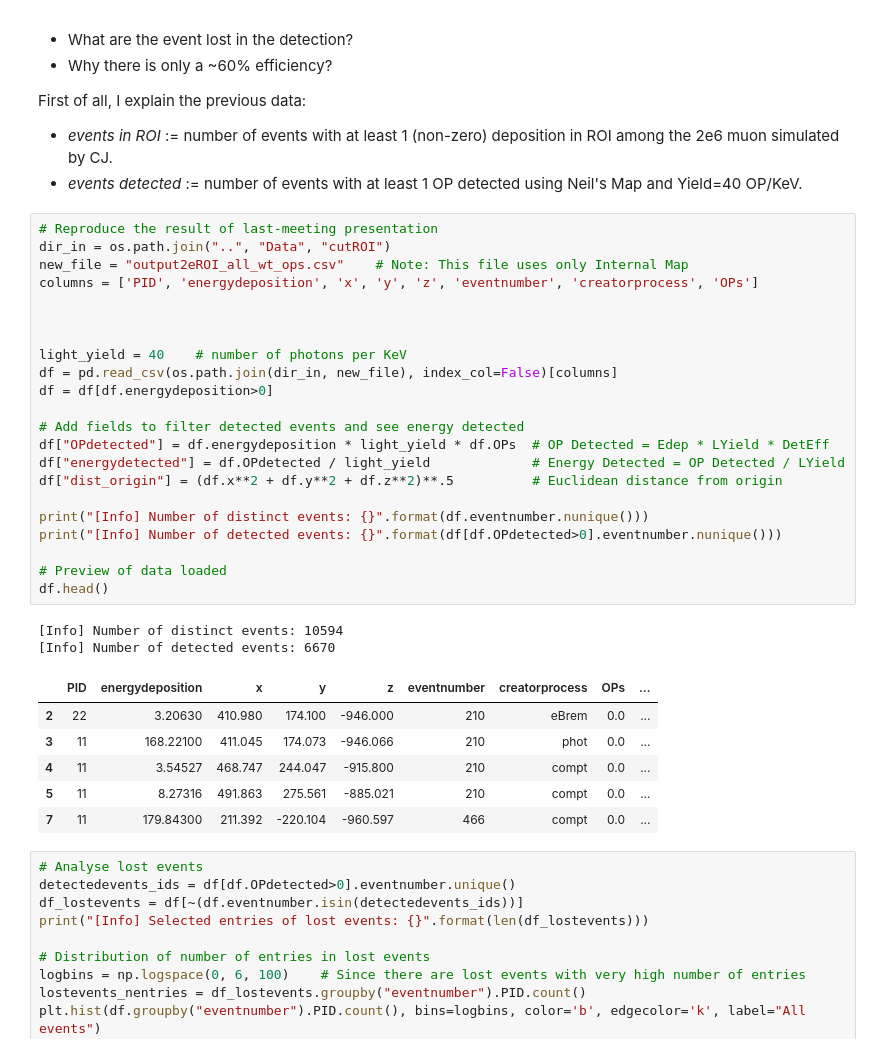
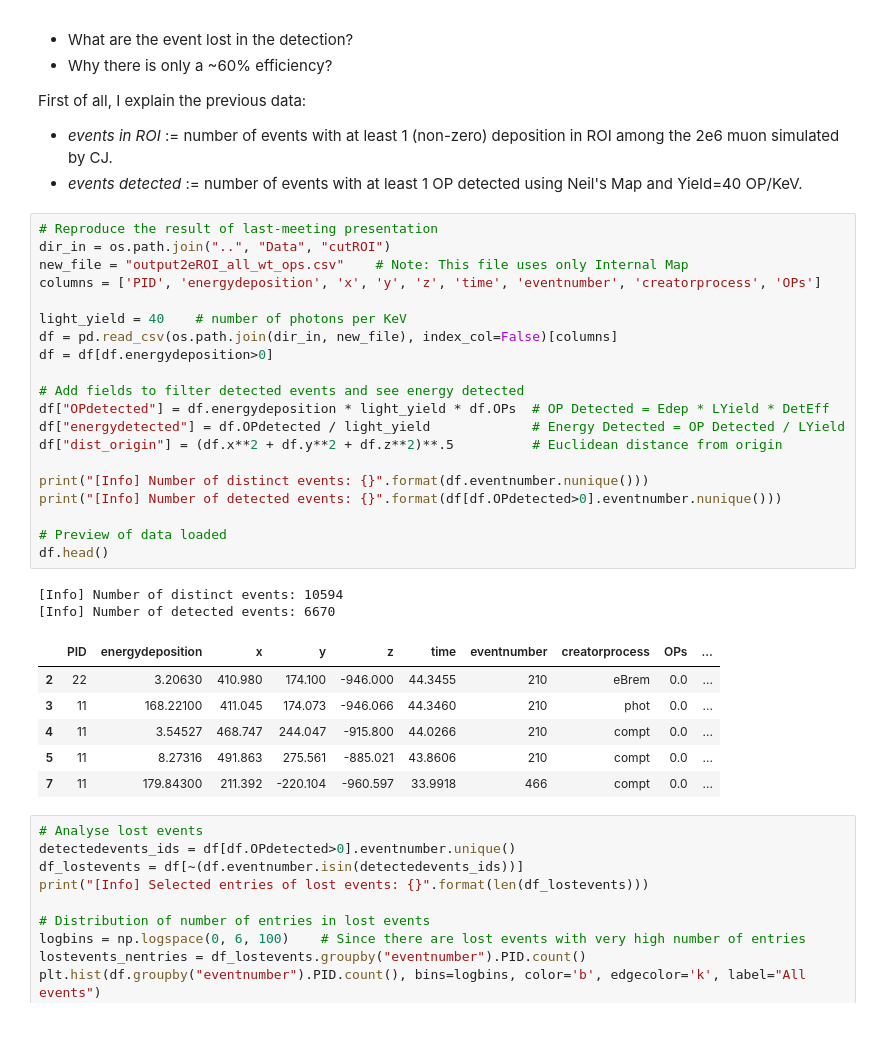
Before and after one commit to luigiberducci/ML4NP, a Jupyter notebook: Notebooks/easter_homework_edepvselost_roicut_symmetricmap_schwarztoymc.ipynb, the cells around one changed output. Drawn from its saved outputs; the diff is of its cells as text.

```diff
--- a/Notebooks/easter_homework_edepvselost_roicut_symmetricmap_schwarztoymc.ipynb
+++ b/Notebooks/easter_homework_edepvselost_roicut_symmetricmap_schwarztoymc.ipynb
@@ -27,34 +31,32 @@ First of all, I explain the previous data:
 # %%
 # Reproduce the result of last-meeting presentation
 dir_in = os.path.join("..", "Data", "cutROI")
 new_file = "output2eROI_all_wt_ops.csv"    # Note: This file uses only Internal Map
-columns = ['PID', 'energydeposition', 'x', 'y', 'z', 'eventnumber', 'creatorprocess', 'OPs']
-
-
+columns = ['PID', 'energydeposition', 'x', 'y', 'z', 'time', 'eventnumber', 'creatorprocess', 'OPs']
 
 light_yield = 40    # number of photons per KeV
 df = pd.read_csv(os.path.join(dir_in, new_file), index_col=False)[columns]
 df = df[df.energydeposition>0]
 
 # Add fields to filter detected events and see energy detected
 df["OPdetected"] = df.energydeposition * light_yield * df.OPs  # OP Detected = Edep * LYield * DetEff
 df["energydetected"] = df.OPdetected / light_yield             # Energy Detected = OP Detected / LYield
 df["dist_origin"] = (df.x**2 + df.y**2 + df.z**2)**.5          # Euclidean distance from origin
 
 print("[Info] Number of distinct events: {}".format(df.eventnumber.nunique()))
 print("[Info] Number of detected events: {}".format(df[df.OPdetected>0].eventnumber.nunique()))
 
 # Preview of data loaded
 df.head()
 # %% [output]
 [Info] Number of distinct events: 10594
 [Info] Number of detected events: 6670
-|  | PID | energydeposition | x | y | z | eventnumber | creatorprocess | OPs | ... |
-| 2 | 22 | 3.20630 | 410.980 | 174.100 | -946.000 | 210 | eBrem | 0.0 | ... |
-| 3 | 11 | 168.22100 | 411.045 | 174.073 | -946.066 | 210 | phot | 0.0 | ... |
-| 4 | 11 | 3.54527 | 468.747 | 244.047 | -915.800 | 210 | compt | 0.0 | ... |
-| 5 | 11 | 8.27316 | 491.863 | 275.561 | -885.021 | 210 | compt | 0.0 | ... |
-| 7 | 11 | 179.84300 | 211.392 | -220.104 | -960.597 | 466 | compt | 0.0 | ... |
+|  | PID | energydeposition | x | y | z | time | eventnumber | creatorprocess | OPs | ... |
+| 2 | 22 | 3.20630 | 410.980 | 174.100 | -946.000 | 44.3455 | 210 | eBrem | 0.0 | ... |
+| 3 | 11 | 168.22100 | 411.045 | 174.073 | -946.066 | 44.3460 | 210 | phot | 0.0 | ... |
+| 4 | 11 | 3.54527 | 468.747 | 244.047 | -915.800 | 44.0266 | 210 | compt | 0.0 | ... |
+| 5 | 11 | 8.27316 | 491.863 | 275.561 | -885.021 | 43.8606 | 210 | compt | 0.0 | ... |
+| 7 | 11 | 179.84300 | 211.392 | -220.104 | -960.597 | 33.9918 | 466 | compt | 0.0 | ... |
 # %%
 # Analyse lost events
 detectedevents_ids = df[df.OPdetected>0].eventnumber.unique()
```
Also changed, not shown: parts of 4 cells of this notebook.
